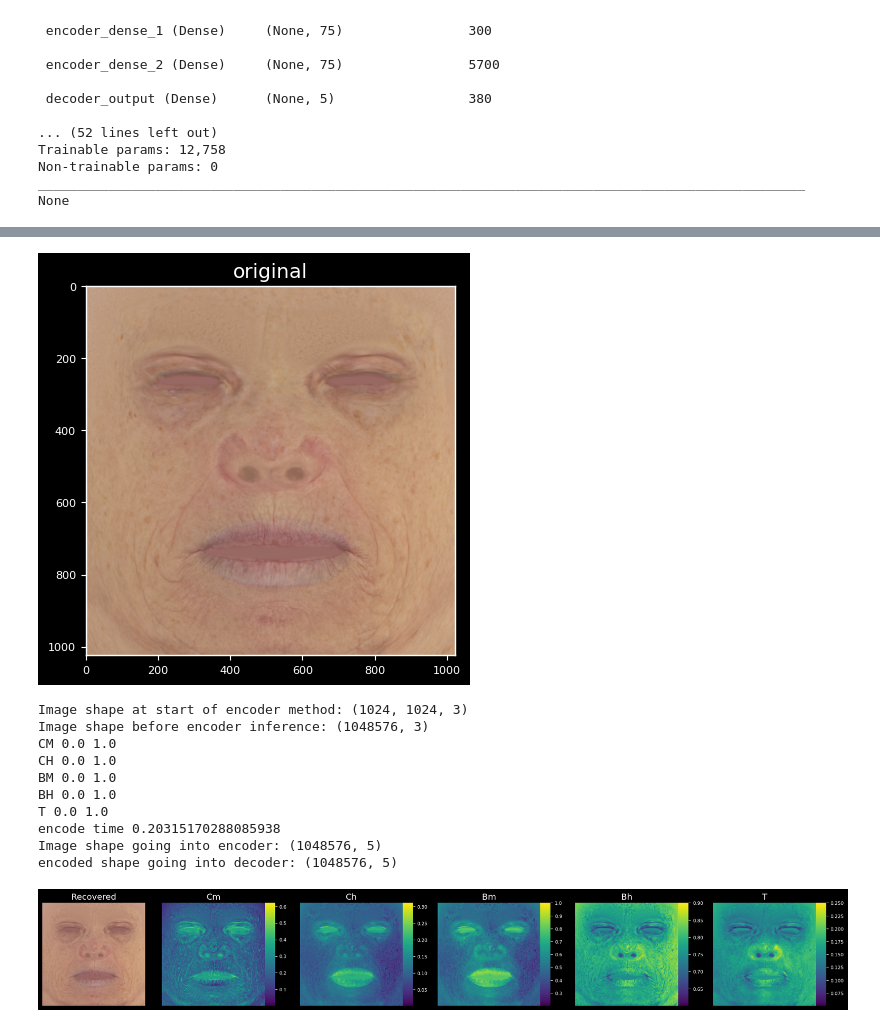
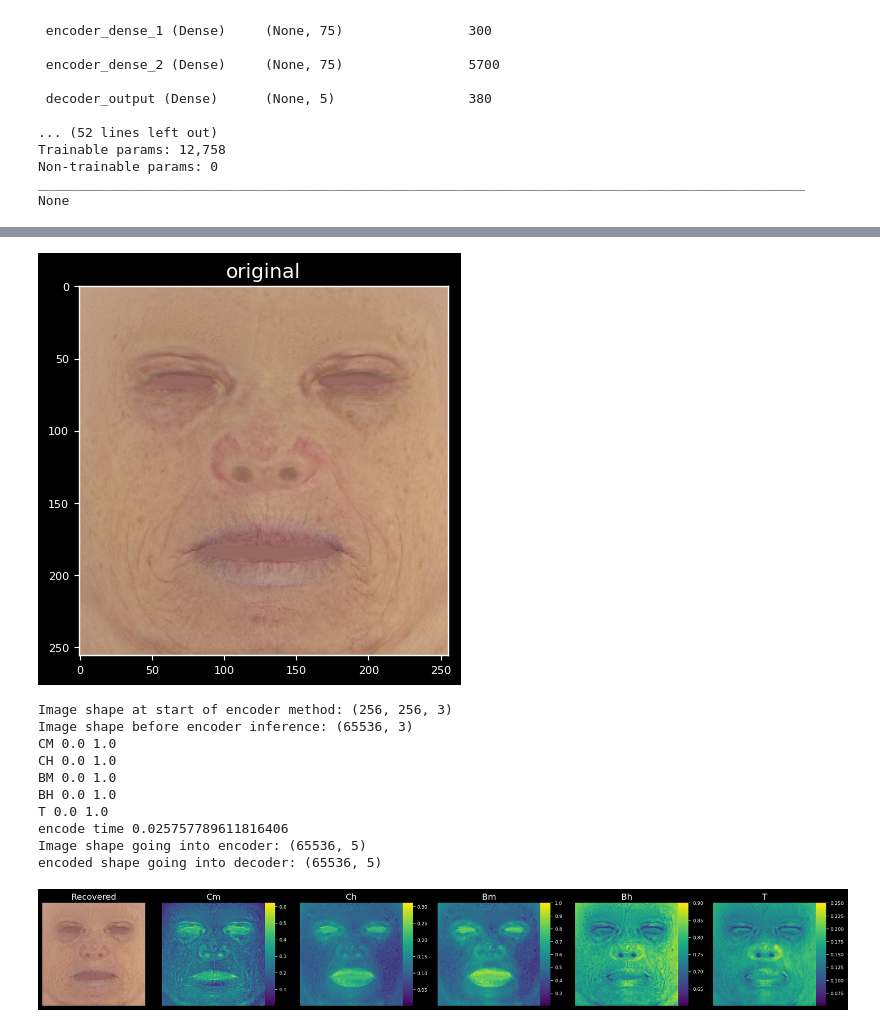
Before and after one commit to jj-tech-io/Deep-Albedo, a Jupyter notebook: py_autoencoder/train_ae.ipynb, the cells around one changed output, grey strips where cells are left out. Cells and saved outputs as stored; diff of their text form; code cells hidden in the pictures.

```diff
--- a/py_autoencoder/train_ae.ipynb
+++ b/py_autoencoder/train_ae.ipynb
@@ -259,12 +259,11 @@ Non-trainable params: 0
 __________________________________________________________________________________________________
 None
 # %%
-checkpoint = ModelCheckpoint(r"C:\Users\joeli\OneDrive\Documents\GitHub\AutoEncoder_Integrated\autoencoder_best.h5py", monitor='loss', verbose=0,
+checkpoint = ModelCheckpoint(my_config.CHECKPOINT_PATH, monitor='loss', verbose=0,
     save_best_only=True, mode='auto', period=200)
 adjust_lr = ReduceLROnPlateau(monitor='loss', factor=0.01, patience=5, verbose=0, mode='auto', min_delta=0.0001, cooldown=0, min_lr=MLR, lr=LR)
 # Define the Keras TensorBoard callback.
 
-logdir=r"C:\Users\joeli\OneDrive\Documents\GitHub\AutoEncoder_Integrated\tensorboard_log_dir"
 # tensorboard_callback = tf.keras.callbacks.TensorBoard(filepath=logdir, save_weights_only = True,save_freq = 100,verbose = 1)
 print_callback = LambdaCallback(on_epoch_end=lambda epoch, logs: print(f"epoch: {epoch} , {logs}") if epoch % 25 == 0 else None)
 
@@ -363,9 +352,8 @@ def decode(encoded):
     recovered = recovered.reshape(WIDTH, HEIGHT, 3)  # for RGB image
     return recovered, elapsed, (WIDTH, HEIGHT)
 # %%
-WIDTH = 1024
-HEIGHT = 1024
-#reload
+WIDTH = 256
+HEIGHT = 256
 importlib.reload(gmm_specular)
 importlib.reload(gmm_shadow)
 importlib.reload(preprocess)
@@ -396,42 +384,42 @@ Ch = parameter_maps[:,1]
 Bm = parameter_maps[:,2]
 Bh = parameter_maps[:,3]
 T = parameter_maps[:,4]
 #normalize
 Cm = (Cm - np.min(Cm))/(np.max(Cm) - np.min(Cm))
 Ch = (Ch - np.min(Ch))/(np.max(Ch) - np.min(Ch))
 Bm = (Bm - np.min(Bm))/(np.max(Bm) - np.min(Bm))
 Bh = (Bh - np.min(Bh))/(np.max(Bh) - np.min(Bh))
 T = (T - np.min(T))/(np.max(T) - np.min(T))
 parameter_maps[:,0] = Cm*0.62+0.001
 parameter_maps[:,1] = Ch*0.31+0.001
 parameter_maps[:,2] = Bm*0.8+0.2
 parameter_maps[:,3] = Bh*0.3+0.6
 parameter_maps[:,4] = T*0.2+0.05
 print(f"CM {Cm.min()} {Cm.max()}")
 print(f"CH {Ch.min()} {Ch.max()}")
 print(f"BM {Bm.min()} {Bm.max()}")
 print(f"BH {Bh.min()} {Bh.max()}")
 print(f"T {T.min()} {T.max()}")
 WIDTH, HEIGHT = d1
 print(f"encode time {elapsed}")
 
 recovered,elapsed, d2 = decode(pm1.reshape(-1,5))
 # recovered = cv2.cvtColor(recovered, cv2.COLOR_BGR2RGB)
 
 WIDTH, HEIGHT = d2
 recovered = recovered
 
 plotting.PLOT_TEX_MAPS(recovered, parameter_maps)
 # %% [output]
-[figure, old version]
+[figure, new version]
-Image shape at start of encoder method: (1024, 1024, 3)
-Image shape before encoder inference: (1048576, 3)
+Image shape at start of encoder method: (256, 256, 3)
+Image shape before encoder inference: (65536, 3)
 CM 0.0 1.0
 CH 0.0 1.0
 BM 0.0 1.0
 BH 0.0 1.0
 T 0.0 1.0
-encode time 0.20315170288085938
-Image shape going into encoder: (1048576, 5)
-encoded shape going into decoder: (1048576, 5)
+encode time 0.025757789611816406
+Image shape going into encoder: (65536, 5)
+encoded shape going into decoder: (65536, 5)
 [figure]
```
Also changed, not shown: parts of 2 cells of this notebook, 7 other files.
